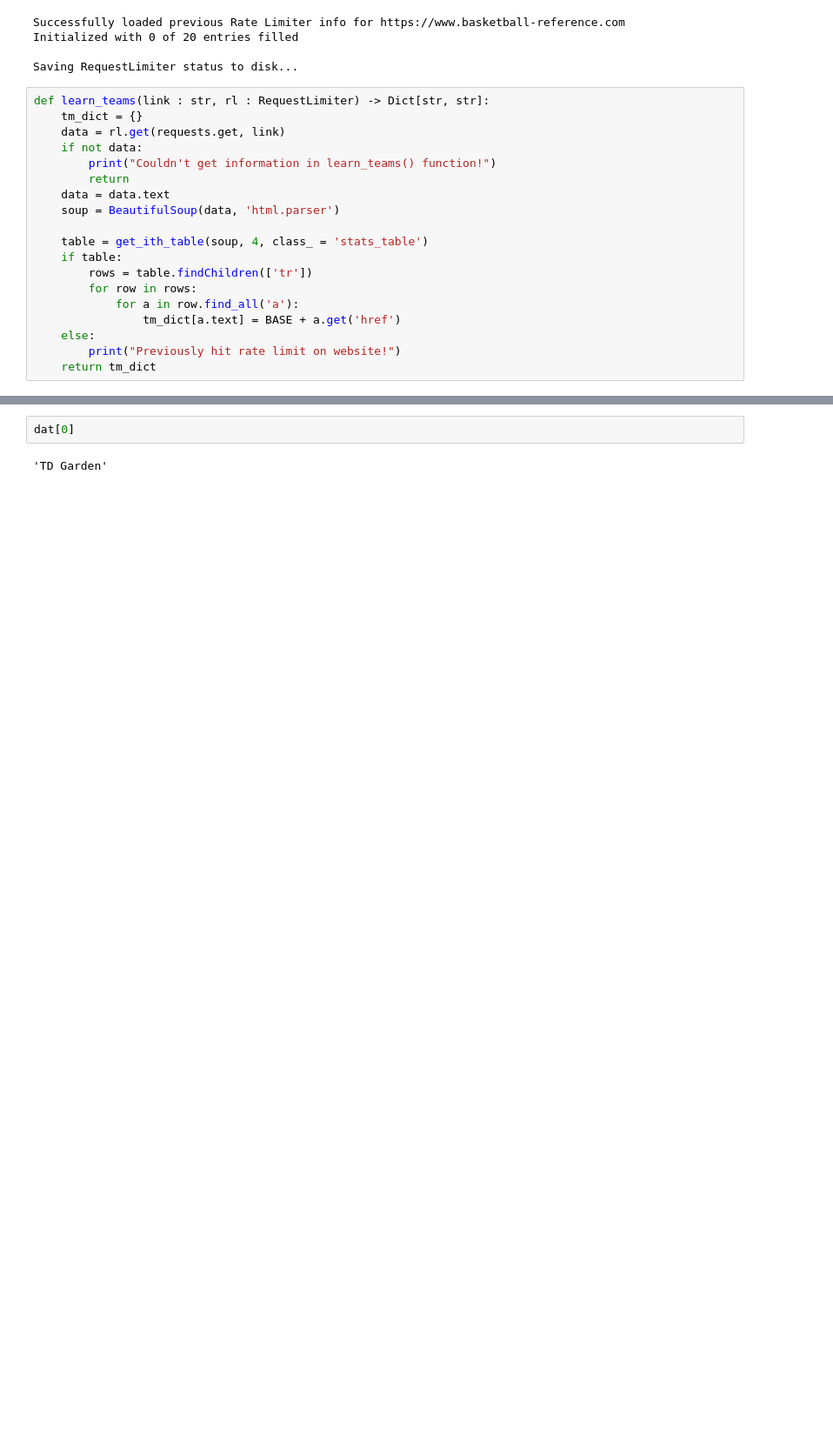
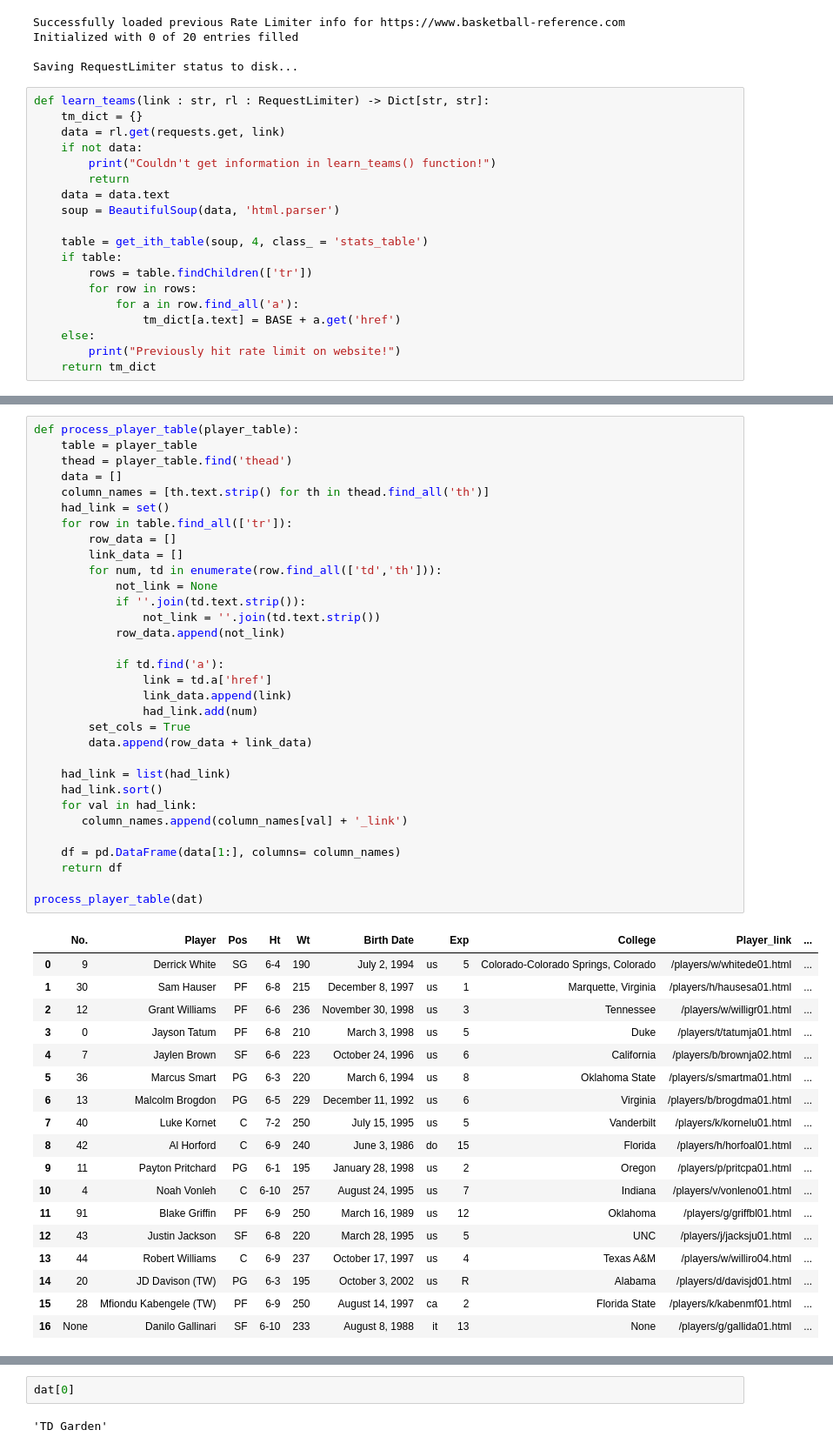
Before and after one commit to kevniu95/dfs, a Jupyter notebook: load_schedule.ipynb, the cells around one changed output, grey strips where cells are left out. Shown at 87% size. Cells and saved outputs as stored; diff of their text form; blank space fills up the shorter version.

```diff
--- a/load_schedule.ipynb
+++ b/load_schedule.ipynb
@@ -95 +104,52 @@ def read_ith_table(soup, i, **kwargs):
+# %%
+def process_player_table(player_table):
+    table = player_table
+    thead = player_table.find('thead')
+    data = []
+    column_names = [th.text.strip() for th in thead.find_all('th')]
+    had_link = set()
+    for row in table.find_all(['tr']):
+        row_data = []
+        link_data = []
+        for num, td in enumerate(row.find_all(['td','th'])):
+            not_link = None
+            if ''.join(td.text.strip()):
+                not_link = ''.join(td.text.strip())
+            row_data.append(not_link)
+
+            if td.find('a'):
+                link = td.a['href']
+                link_data.append(link)
+                had_link.add(num)
+        set_cols = True
+        data.append(row_data + link_data)
+
+    had_link = list(had_link)
+    had_link.sort()
+    for val in had_link:
+       column_names.append(column_names[val] + '_link')
+
+    df = pd.DataFrame(data[1:], columns= column_names)
+    return df
+
+process_player_table(dat)
+# %% [output]
+|  | No. | Player | Pos | Ht | Wt | Birth Date |  | Exp | College | Player_link | ... |
+| 0 | 9 | Derrick White | SG | 6-4 | 190 | July 2, 1994 | us | 5 | Colorado-Colorado Springs, Colorado | /players/w/whitede01.html | ... |
+| 1 | 30 | Sam Hauser | PF | 6-8 | 215 | December 8, 1997 | us | 1 | Marquette, Virginia | /players/h/hausesa01.html | ... |
+| 2 | 12 | Grant Williams | PF | 6-6 | 236 | November 30, 1998 | us | 3 | Tennessee | /players/w/willigr01.html | ... |
+| 3 | 0 | Jayson Tatum | PF | 6-8 | 210 | March 3, 1998 | us | 5 | Duke | /players/t/tatumja01.html | ... |
+| 4 | 7 | Jaylen Brown | SF | 6-6 | 223 | October 24, 1996 | us | 6 | California | /players/b/brownja02.html | ... |
+| 5 | 36 | Marcus Smart | PG | 6-3 | 220 | March 6, 1994 | us | 8 | Oklahoma State | /players/s/smartma01.html | ... |
+| 6 | 13 | Malcolm Brogdon | PG | 6-5 | 229 | December 11, 1992 | us | 6 | Virginia | /players/b/brogdma01.html | ... |
+| 7 | 40 | Luke Kornet | C | 7-2 | 250 | July 15, 1995 | us | 5 | Vanderbilt | /players/k/kornelu01.html | ... |
+| 8 | 42 | Al Horford | C | 6-9 | 240 | June 3, 1986 | do | 15 | Florida | /players/h/horfoal01.html | ... |
+| 9 | 11 | Payton Pritchard | PG | 6-1 | 195 | January 28, 1998 | us | 2 | Oregon | /players/p/pritcpa01.html | ... |
+| 10 | 4 | Noah Vonleh | C | 6-10 | 257 | August 24, 1995 | us | 7 | Indiana | /players/v/vonleno01.html | ... |
+| 11 | 91 | Blake Griffin | PF | 6-9 | 250 | March 16, 1989 | us | 12 | Oklahoma | /players/g/griffbl01.html | ... |
+| 12 | 43 | Justin Jackson | SF | 6-8 | 220 | March 28, 1995 | us | 5 | UNC | /players/j/jacksju01.html | ... |
+| 13 | 44 | Robert Williams | C | 6-9 | 237 | October 17, 1997 | us | 4 | Texas A&M | /players/w/williro04.html | ... |
+| 14 | 20 | JD Davison (TW) | PG | 6-3 | 195 | October 3, 2002 | us | R | Alabama | /players/d/davisjd01.html | ... |
+| 15 | 28 | Mfiondu Kabengele (TW) | PF | 6-9 | 250 | August 14, 1997 | ca | 2 | Florida State | /players/k/kabenmf01.html | ... |
+| 16 | None | Danilo Gallinari | SF | 6-10 | 233 | August 8, 1988 | it | 13 | None | /players/g/gallida01.html | ... |
 # %%
```
Also changed, not shown: parts of 9 cells of this notebook, 3 other files.
